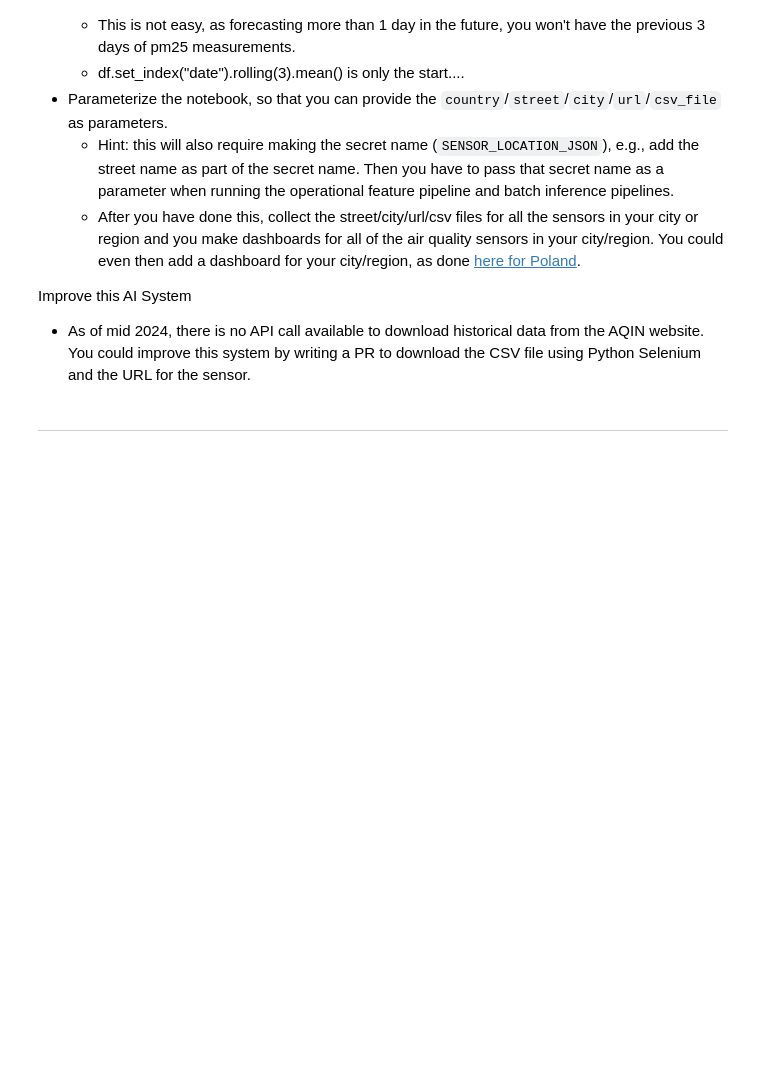
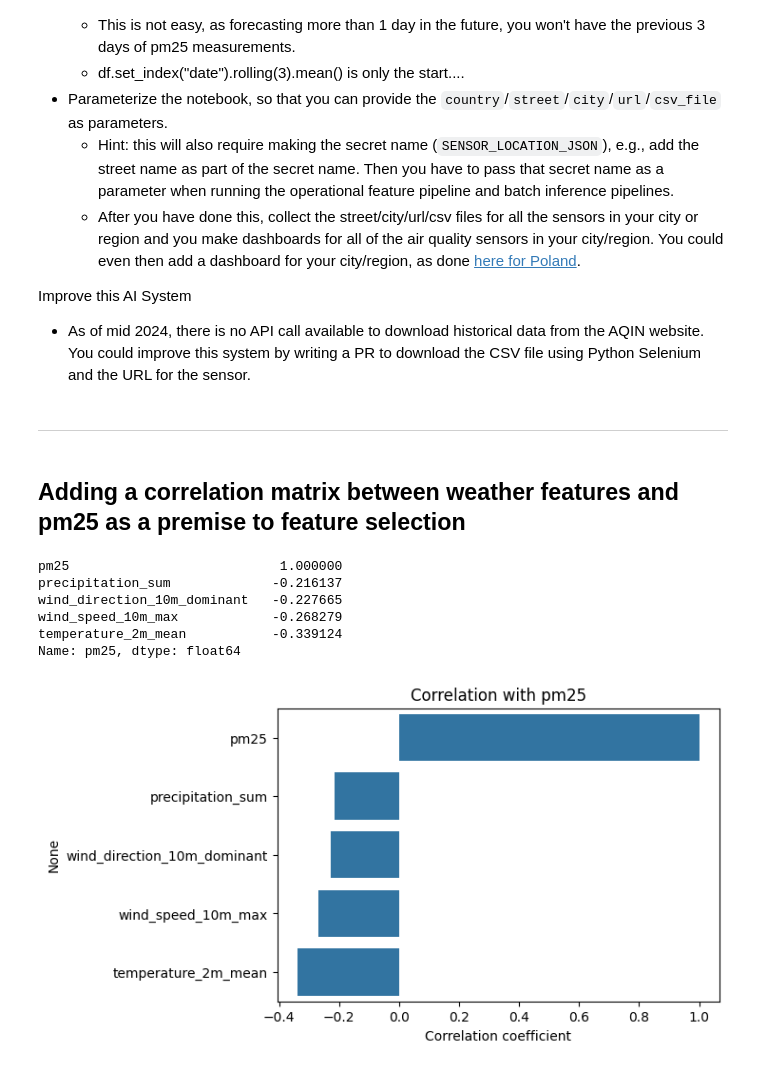
Before and after one commit to SamyZouggari/mlfs-book, a Jupyter notebook: notebooks/airquality/1_air_quality_feature_backfill.ipynb, the cells around one changed output. Saved outputs shown, nothing was run; the diff lists cells and outputs as text; code cells hidden in the pictures; blank space fills up the shorter version.

```diff
--- a/notebooks/airquality/1_air_quality_feature_backfill.ipynb
+++ b/notebooks/airquality/1_air_quality_feature_backfill.ipynb
@@ -196,10 +200,10 @@ country = "France"
 city = "saint-Martin-d'Heres"
 street = "@3071"
 # If this API call fails (it fails in a github action), then set longitude and latitude explicitly - comment out next line
-latitude, longitude = util.get_city_coordinates(city)
+#latitude, longitude = util.get_city_coordinates(city)
 # Uncomment this if API call to get longitude and latitude
-#latitude = "59.314017450051836"
-#longitude = "18.075630285191593"
+latitude = "45.18"
+longitude = "5.76"
 
 
 print(f"Found AQICN_API_KEY: {AQICN_API_KEY}")
@@ -640,3 +660,29 @@ Improve this AI System
   * As of mid 2024, there is no API call available to download historical data from the AQIN website. You could improve this system by writing a PR to download the CSV file using Python Selenium and the URL for the sensor.
 # %% [markdown]
 ---
+# %% [markdown]
+## Adding a correlation matrix between weather features and pm25 as a premise to feature selection
+# %%
+import seaborn as sns
+import matplotlib.pyplot as plt
+
+
+merged_df = pd.merge(df_aq, weather_df, on=["date", "city"], how="inner")
+merged_num = merged_df.select_dtypes(include=['number'])
+
+corr_pm25 = merged_num.corr()["pm25"].sort_values(ascending=False)
+print(corr_pm25)
+
+plt.figure(figsize=(6,4))
+sns.barplot(x=corr_pm25.values, y=corr_pm25.index, orient="h")
+plt.title("Correlation with pm25")
+plt.xlabel("Correlation coefficient")
+plt.show()
+# %% [output]
+pm25                           1.000000
+precipitation_sum             -0.216137
+wind_direction_10m_dominant   -0.227665
+wind_speed_10m_max            -0.268279
+temperature_2m_mean           -0.339124
+Name: pm25, dtype: float64
+[figure, added]
```
Also changed, not shown: parts of 7 cells of this notebook, 3 other files.
